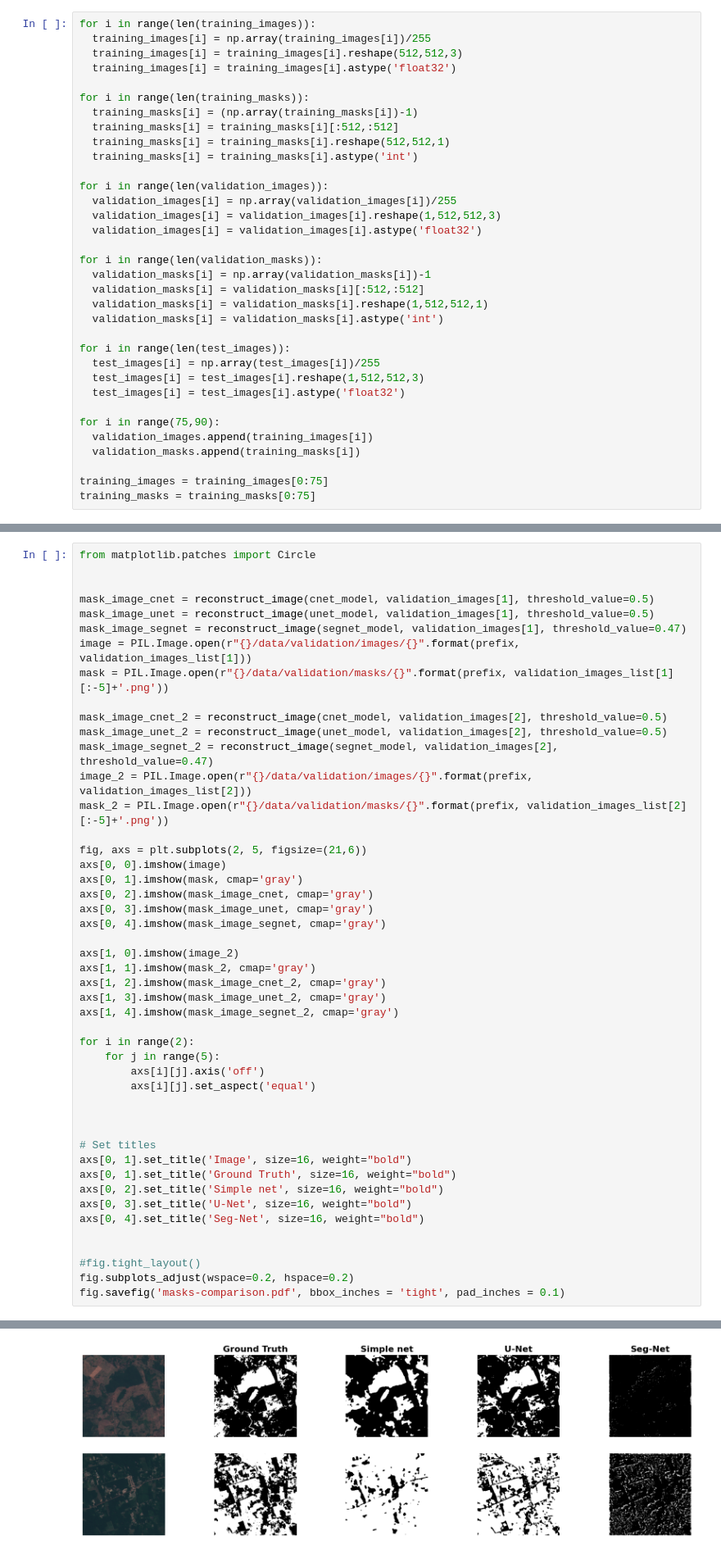
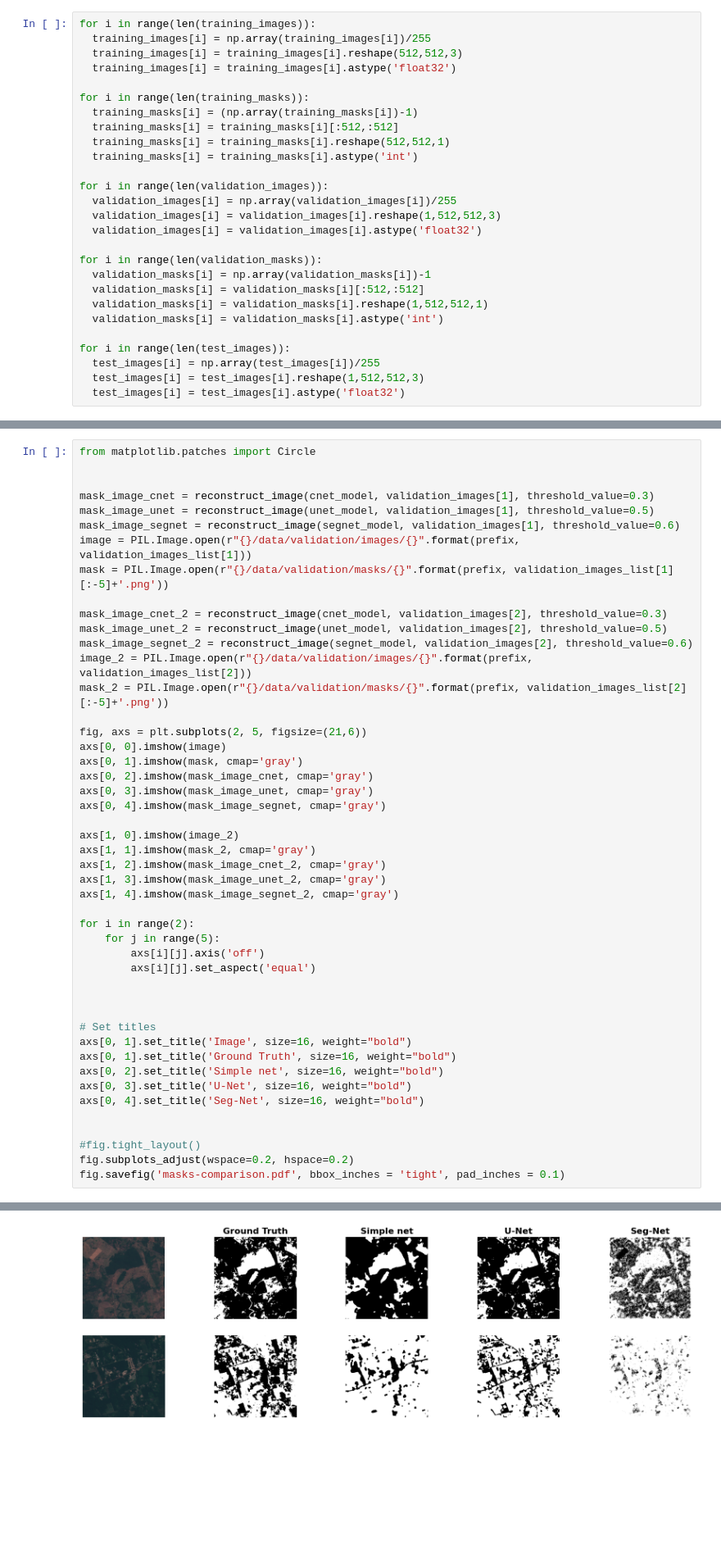
Before and after one commit to radufx/deftrack-experiments, a Jupyter notebook: results.ipynb, the cells around one changed output, grey strips where cells are left out. Shown at 82% size. Drawn from its saved outputs; the diff is of its cells as text; blank space fills up the shorter version.

Commit message:
added threshold motivation

```diff
--- a/results.ipynb
+++ b/results.ipynb
@@ -86,13 +86,6 @@ for i in range(len(test_images)):
   test_images[i] = np.array(test_images[i])/255
   test_images[i] = test_images[i].reshape(1,512,512,3)
   test_images[i] = test_images[i].astype('float32')
-
-for i in range(75,90):
-  validation_images.append(training_images[i])
-  validation_masks.append(training_masks[i])
-
-training_images = training_images[0:75]
-training_masks = training_masks[0:75]
 # %%
 training_images = np.array(training_images)
 training_masks = np.array(training_masks)
@@ -261,15 +253,15 @@ Validation accuracy: 0.9848403930664062
 from matplotlib.patches import Circle
 
 
-mask_image_cnet = reconstruct_image(cnet_model, validation_images[1], threshold_value=0.5)
+mask_image_cnet = reconstruct_image(cnet_model, validation_images[1], threshold_value=0.3)
 mask_image_unet = reconstruct_image(unet_model, validation_images[1], threshold_value=0.5)
-mask_image_segnet = reconstruct_image(segnet_model, validation_images[1], threshold_value=0.47)
+mask_image_segnet = reconstruct_image(segnet_model, validation_images[1], threshold_value=0.6)
 image = PIL.Image.open(r"{}/data/validation/images/{}".format(prefix, validation_images_list[1]))
 mask = PIL.Image.open(r"{}/data/validation/masks/{}".format(prefix, validation_images_list[1][:-5]+'.png'))
 
-mask_image_cnet_2 = reconstruct_image(cnet_model, validation_images[2], threshold_value=0.5)
+mask_image_cnet_2 = reconstruct_image(cnet_model, validation_images[2], threshold_value=0.3)
 mask_image_unet_2 = reconstruct_image(unet_model, validation_images[2], threshold_value=0.5)
-mask_image_segnet_2 = reconstruct_image(segnet_model, validation_images[2], threshold_value=0.47)
+mask_image_segnet_2 = reconstruct_image(segnet_model, validation_images[2], threshold_value=0.6)
 image_2 = PIL.Image.open(r"{}/data/validation/images/{}".format(prefix, validation_images_list[2]))
 mask_2 = PIL.Image.open(r"{}/data/validation/masks/{}".format(prefix, validation_images_list[2][:-5]+'.png'))
 
@@ -312,3 +304,3 @@ fig.savefig('masks-comparison.pdf', bbox_inches = 'tight', pad_inches = 0.1)
 1/1 [==============================] - 1s 1s/step
 1/1 [==============================] - 2s 2s/step
-[figure, old version]
+[figure, new version]
```
Also changed, not shown: parts of 13 cells of this notebook, 4 other files.
